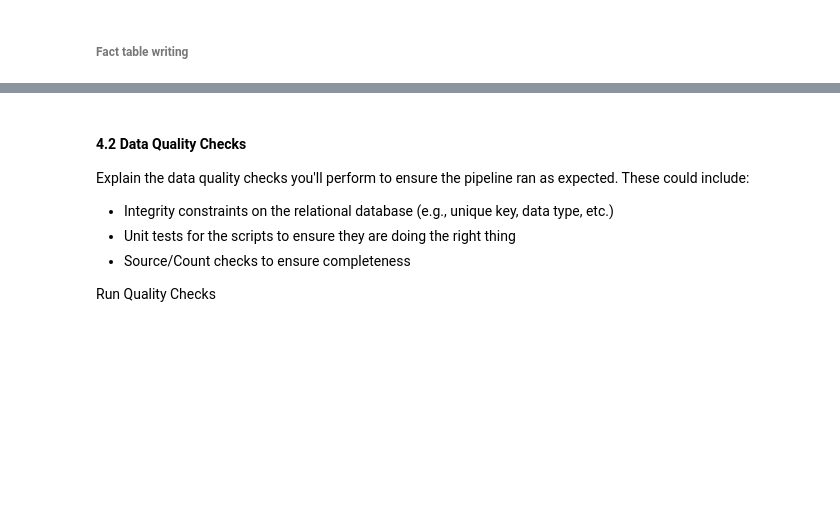
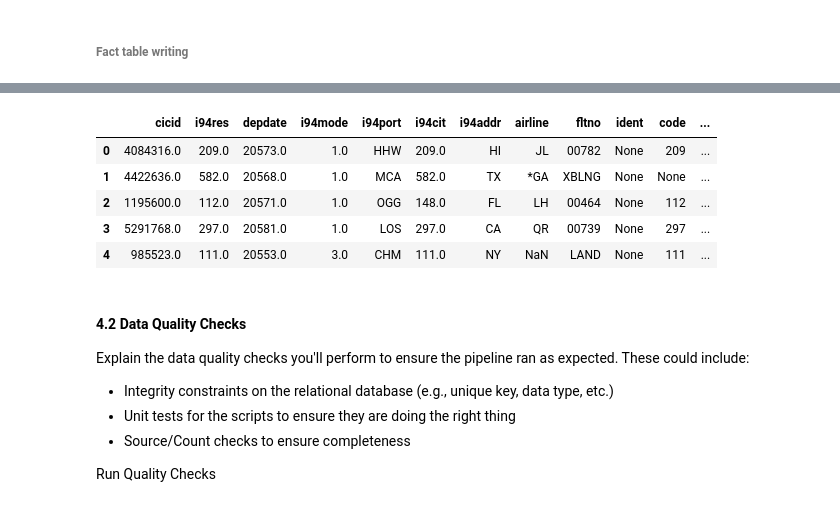
Before and after one commit to MohamedSaiedIbrahim/Project6_Udacity_Capstone, a Jupyter notebook: Capstone Project Template.ipynb, the cells around one changed output, grey strips where cells are left out. Drawn from its saved outputs; the diff is of its cells as text; code cells hidden in the pictures; blank space fills up the shorter version.

```diff
--- a/Capstone Project Template.ipynb
+++ b/Capstone Project Template.ipynb
@@ -562,3 +562,13 @@ immigration_fact.head()
+# %%
+immigration = spark.read.parquet("s3a://udacity-datalake-msaied2/Project6_Capstone/immigration.parquet")
+immigration.toPandas().head()
+# %% [output]
+|  | cicid | i94res | depdate | i94mode | i94port | i94cit | i94addr | airline | fltno | ident | code | ... |
+| 0 | 4084316.0 | 209.0 | 20573.0 | 1.0 | HHW | 209.0 | HI | JL | 00782 | None | 209 | ... |
+| 1 | 4422636.0 | 582.0 | 20568.0 | 1.0 | MCA | 582.0 | TX | *GA | XBLNG | None | None | ... |
+| 2 | 1195600.0 | 112.0 | 20571.0 | 1.0 | OGG | 148.0 | FL | LH | 00464 | None | 112 | ... |
+| 3 | 5291768.0 | 297.0 | 20581.0 | 1.0 | LOS | 297.0 | CA | QR | 00739 | None | 297 | ... |
+| 4 | 985523.0 | 111.0 | 20553.0 | 3.0 | CHM | 111.0 | NY | NaN | LAND | None | 111 | ... |
 # %% [markdown]
 #### 4.2 Data Quality Checks
 Explain the data quality checks you'll perform to ensure the pipeline ran as expected. These could include:
```
Also changed, not shown: parts of 3 cells of this notebook.
